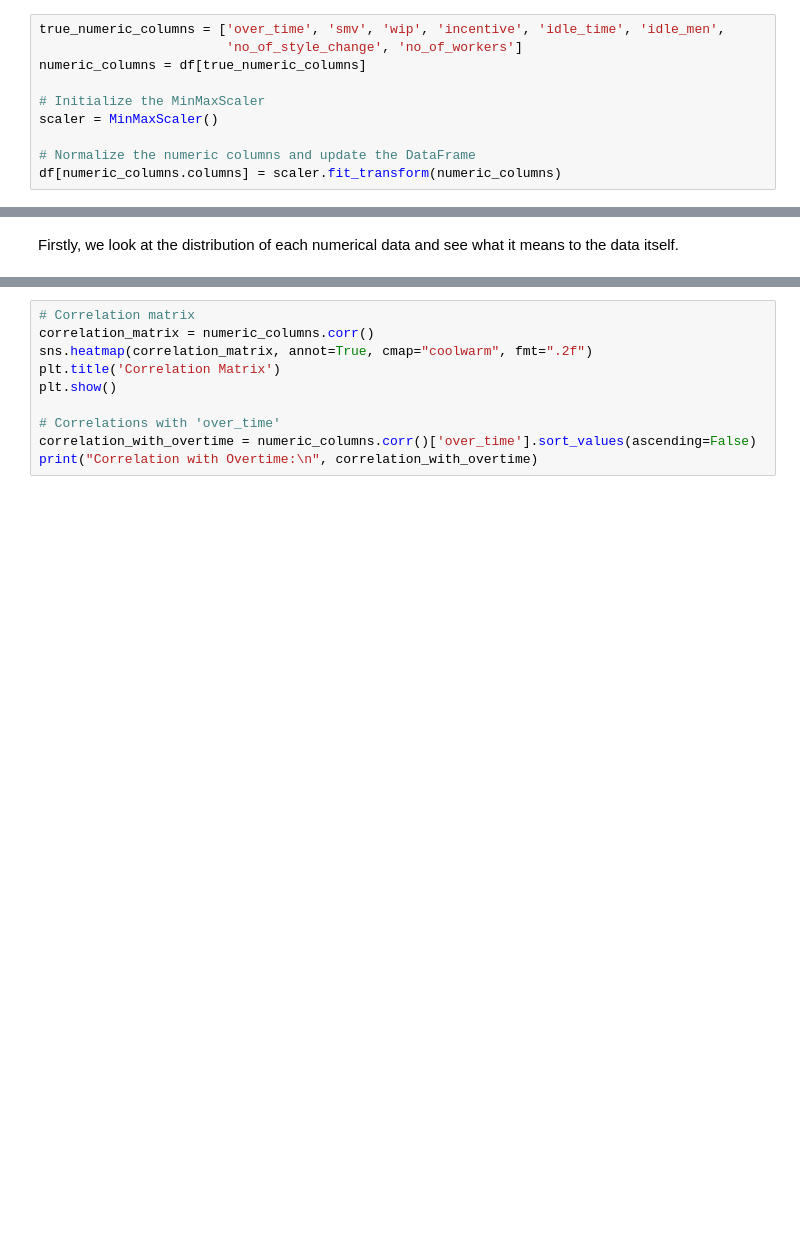
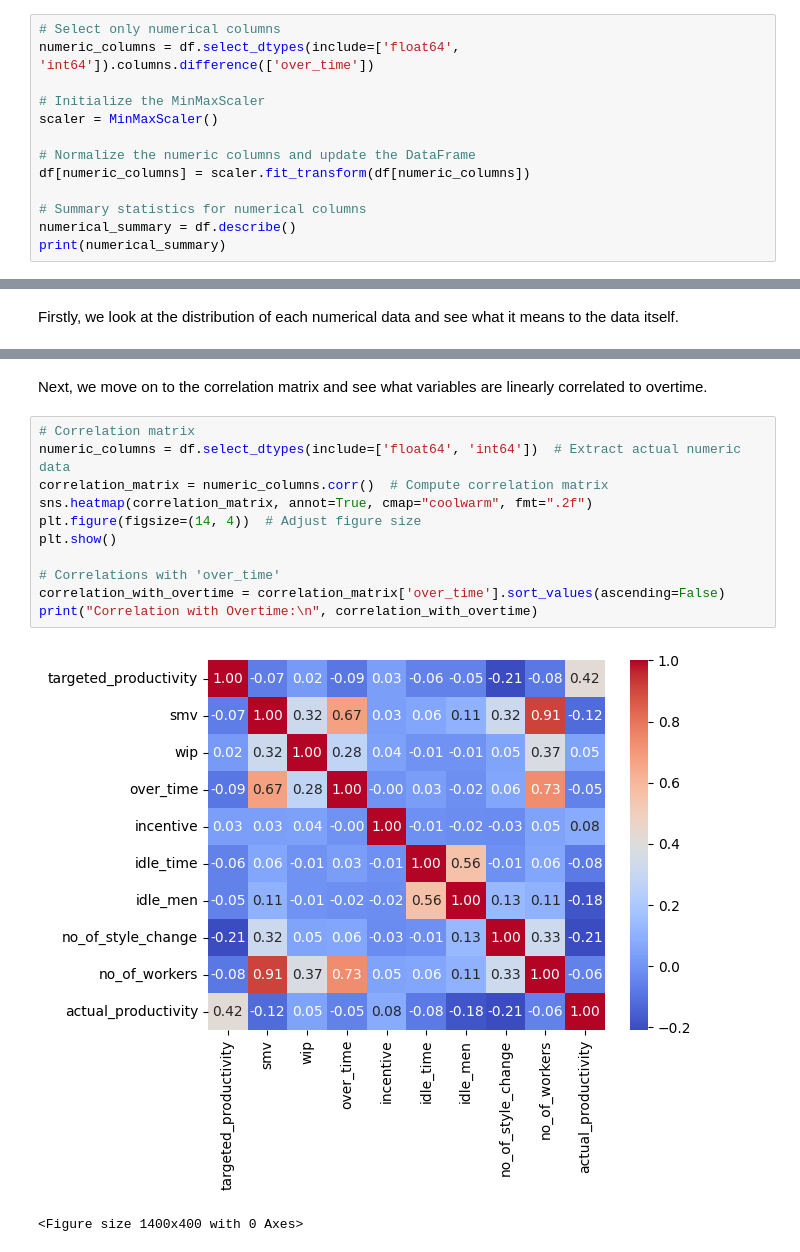
Before and after one commit to jordanchong911/Garments, a Jupyter notebook: garments.ipynb, the cells around one changed output, grey strips where cells are left out. Saved outputs shown, nothing was run; the diff lists cells and outputs as text; blank space fills up the shorter version.

```diff
--- a/garments.ipynb
+++ b/garments.ipynb
@@ -164,10 +157,13 @@ max        89.000000             1.120437
 # %%
-true_numeric_columns = ['over_time', 'smv', 'wip', 'incentive', 'idle_time', 'idle_men',
-                        'no_of_style_change', 'no_of_workers']
-numeric_columns = df[true_numeric_columns]
+# Select only numerical columns
+numeric_columns = df.select_dtypes(include=['float64', 'int64']).columns.difference(['over_time'])
 
 # Initialize the MinMaxScaler
 scaler = MinMaxScaler()
 
 # Normalize the numeric columns and update the DataFrame
-df[numeric_columns.columns] = scaler.fit_transform(numeric_columns)
+df[numeric_columns] = scaler.fit_transform(df[numeric_columns])
+
+# Summary statistics for numerical columns
+numerical_summary = df.describe()
+print(numerical_summary)
@@ -238,10 +388,16 @@ for col in categorical_columns:
+# %% [markdown]
+Next, we move on to the correlation matrix and see what variables are linearly correlated to overtime.
 # %%
 # Correlation matrix
-correlation_matrix = numeric_columns.corr()
+numeric_columns = df.select_dtypes(include=['float64', 'int64'])  # Extract actual numeric data
+correlation_matrix = numeric_columns.corr()  # Compute correlation matrix
 sns.heatmap(correlation_matrix, annot=True, cmap="coolwarm", fmt=".2f")
-plt.title('Correlation Matrix')
+plt.figure(figsize=(14, 4))  # Adjust figure size
 plt.show()
 
 # Correlations with 'over_time'
-correlation_with_overtime = numeric_columns.corr()['over_time'].sort_values(ascending=False)
+correlation_with_overtime = correlation_matrix['over_time'].sort_values(ascending=False)
 print("Correlation with Overtime:\n", correlation_with_overtime)
+# %% [output]
+[figure, added]
+<Figure size 1400x400 with 0 Axes>
```
Also changed, not shown: parts of 27 cells of this notebook.
